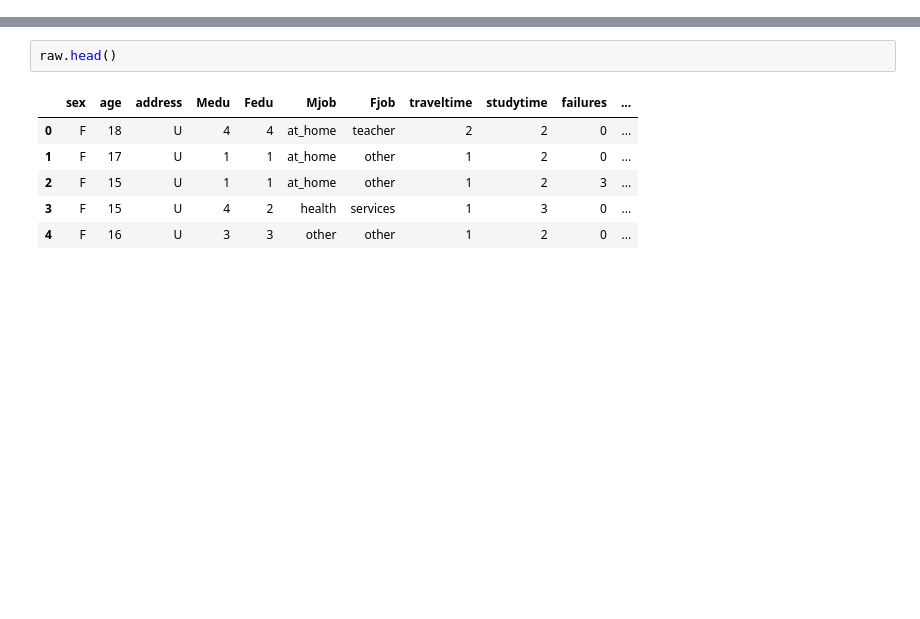
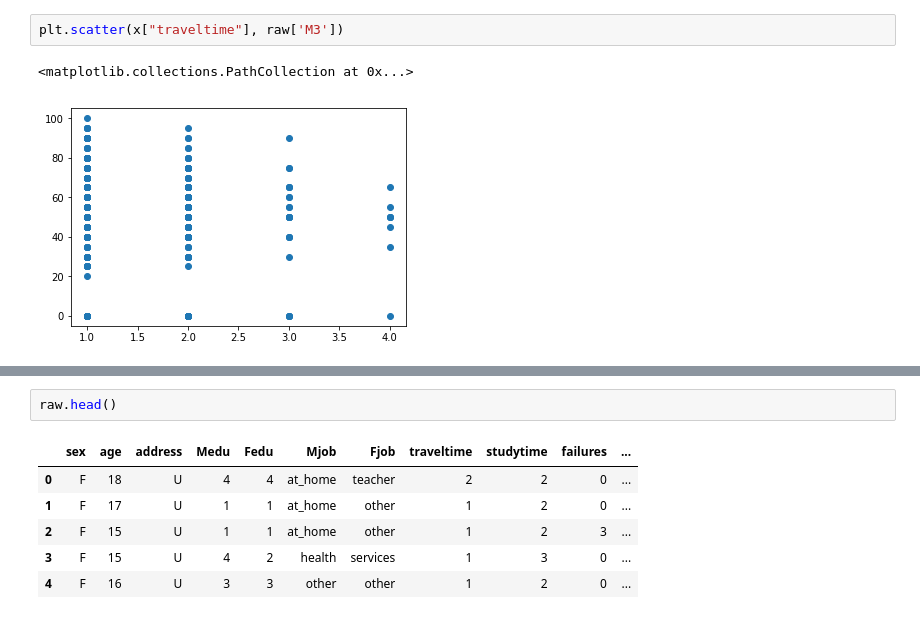
Before and after one commit to satyajitghana/VIT-CodeSpace, a Jupyter notebook: student_performance/notebooks/data_process.ipynb, the cells around one changed output, grey strips where cells are left out. Drawn from its saved outputs; the diff is of its cells as text; blank space fills up the shorter version.

```diff
--- a/student_performance/notebooks/data_process.ipynb
+++ b/student_performance/notebooks/data_process.ipynb
@@ -12,0 +119,5 @@ raw.head()
+# %%
+plt.scatter(x["traveltime"], raw['M3'])
+# %% [output]
+<matplotlib.collections.PathCollection at 0x...>
+[figure, added]
```
Also changed, not shown: parts of 27 cells of this notebook, 11 other files.
